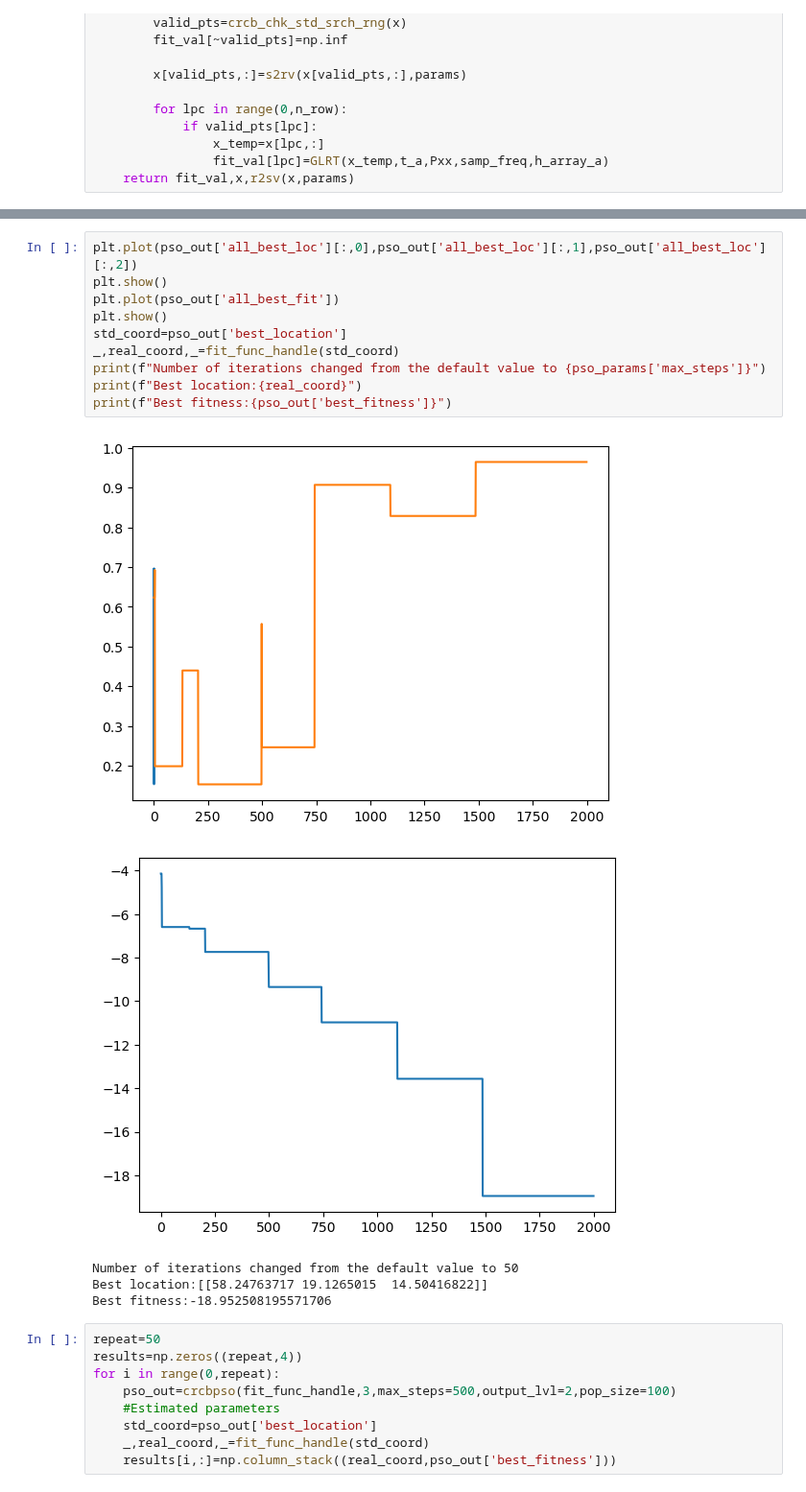
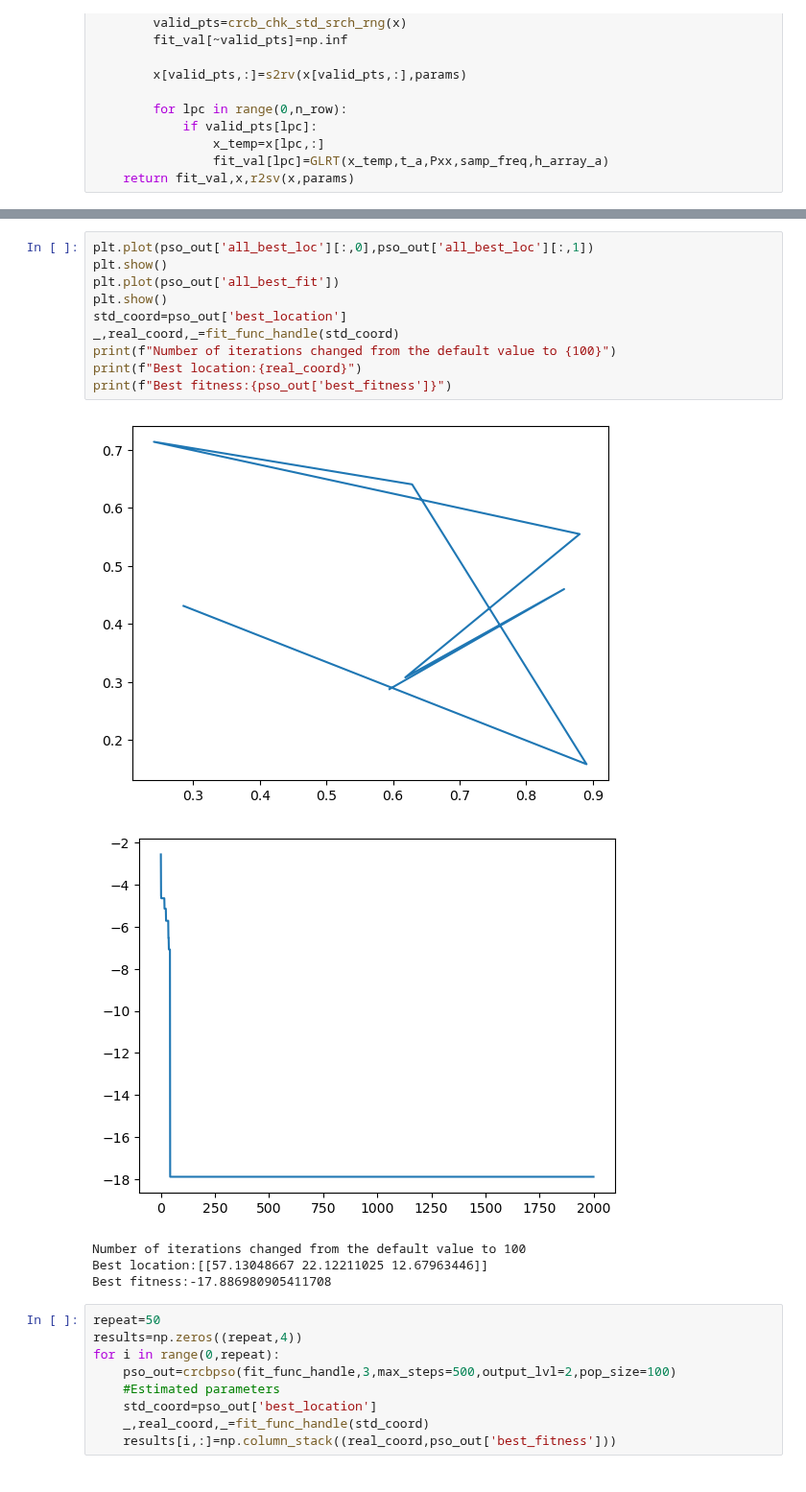
Before and after one commit to ljq2088/DATASCIENCE_COURSE, a Jupyter notebook: exercise/topic5/crcb_pso.ipynb, the cells around one changed output, grey strips where cells are left out. Shown at 96% size. Cells and saved outputs as stored; diff of their text form.

```diff
--- a/exercise/topic5/crcb_pso.ipynb
+++ b/exercise/topic5/crcb_pso.ipynb
@@ -596,19 +598,19 @@ Best fitness: -18.952508195571706
 # %%
-plt.plot(pso_out['all_best_loc'][:,0],pso_out['all_best_loc'][:,1],pso_out['all_best_loc'][:,2])
+plt.plot(pso_out['all_best_loc'][:,0],pso_out['all_best_loc'][:,1])
 plt.show()
 plt.plot(pso_out['all_best_fit'])
 plt.show()
 std_coord=pso_out['best_location']
 _,real_coord,_=fit_func_handle(std_coord)
-print(f"Number of iterations changed from the default value to {pso_params['max_steps']}")
+print(f"Number of iterations changed from the default value to {100}")
 print(f"Best location:{real_coord}")
 print(f"Best fitness:{pso_out['best_fitness']}")
 # %% [output]
-[figure, old version]
+[figure, new version]
-[figure, old version]
+[figure, new version]
-Number of iterations changed from the default value to 50
-Best location:[[58.24763717 19.1265015  14.50416822]]
-Best fitness:-18.952508195571706
+Number of iterations changed from the default value to 100
+Best location:[[57.13048667 22.12211025 12.67963446]]
+Best fitness:-17.886980905411708
 # %%
 repeat=50
 results=np.zeros((repeat,4))
```
Also changed, not shown: parts of 15 cells of this notebook, 1 other file.
